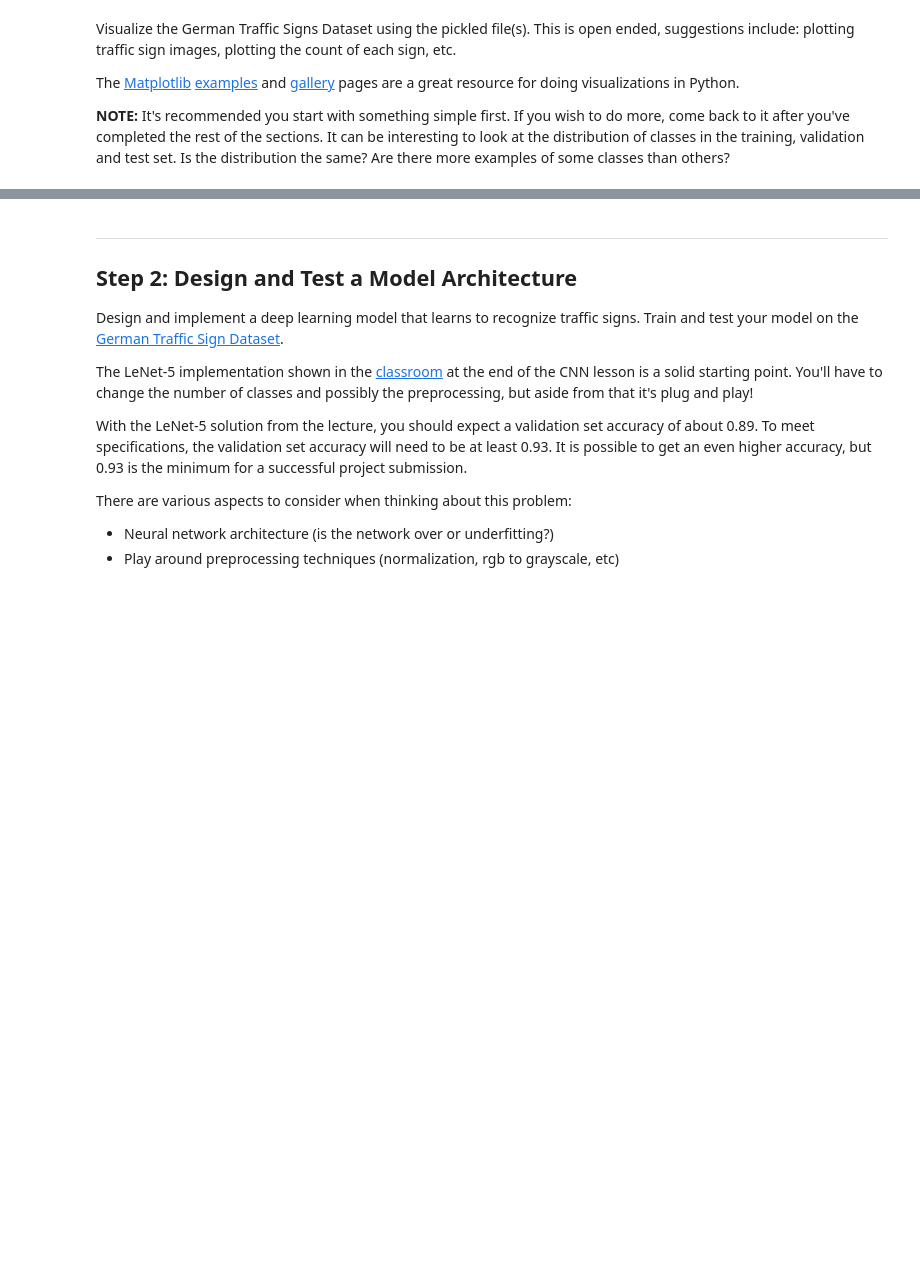
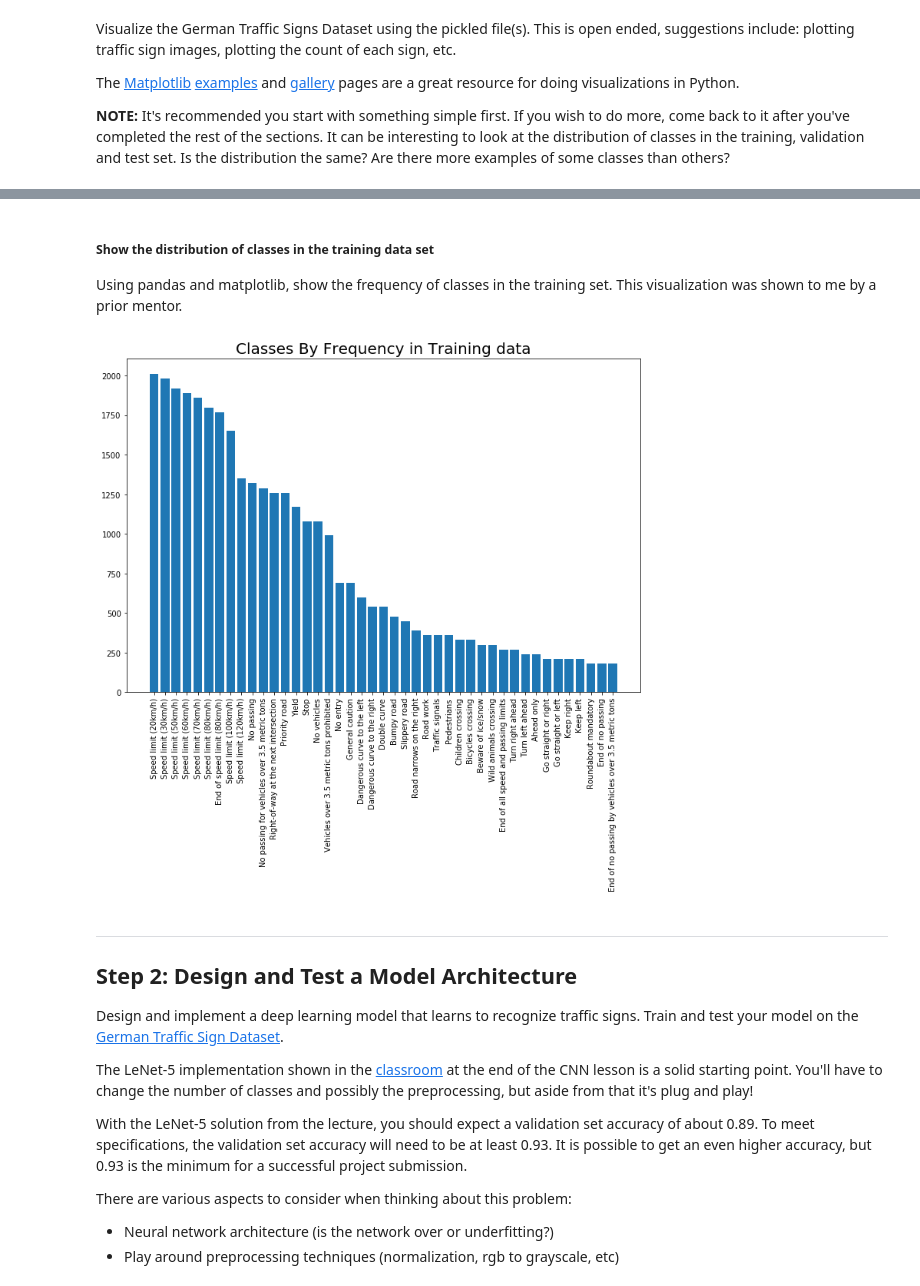
Before and after one commit to pcomitz/Traffic-Sign-Classifier, a Jupyter notebook: Traffic_Sign_Classifier-phcWork.ipynb, the cells around one changed output, grey strips where cells are left out. Saved outputs shown, nothing was run; the diff lists cells and outputs as text; code cells hidden in the pictures; blank space fills up the shorter version.

```diff
--- a/Traffic_Sign_Classifier-phcWork.ipynb
+++ b/Traffic_Sign_Classifier-phcWork.ipynb
@@ -129,3 +145,22 @@ image class is: 15
+# %% [markdown]
+##### Show the distribution of classes in the training data set
+Using pandas and matplotlib, show the frequency of classes in the training set. This visualization was shown to me by a prior mentor.
+# %%
+import pandas as pd
+freq_by_sign = [[i,sum(y_train == i)] for i in range(len(np.unique(y_train)))]
+freq_bs_sorted = sorted(freq_by_sign, key=lambda x: x[1])
+sign_names = pd.read_csv('signnames.csv')
+sign_names['Frequency'] = pd.Series(np.asarray(freq_bs_sorted).T[1], index=np.asarray(freq_bs_sorted).T[0])
+sign_names_sorted = sign_names.sort_values(['Frequency'],ascending=[0]).reset_index()
+sign_names_sorted = sign_names_sorted.drop('index', 1)
+
+plt.figure(figsize=(12,8))
+plt.title('Classes By Frequency in Training data', fontsize=20)
+plt.xticks(range(sign_names.shape[0]), sign_names['SignName'], rotation='vertical')
+plt.bar(range(sign_names.shape[0]),height=sign_names_sorted["Frequency"])
+print()
+# %% [output]
+[figure, added]
 # %% [markdown]
 ----
 
```
Also changed, not shown: parts of 5 cells of this notebook, 5 other files.
